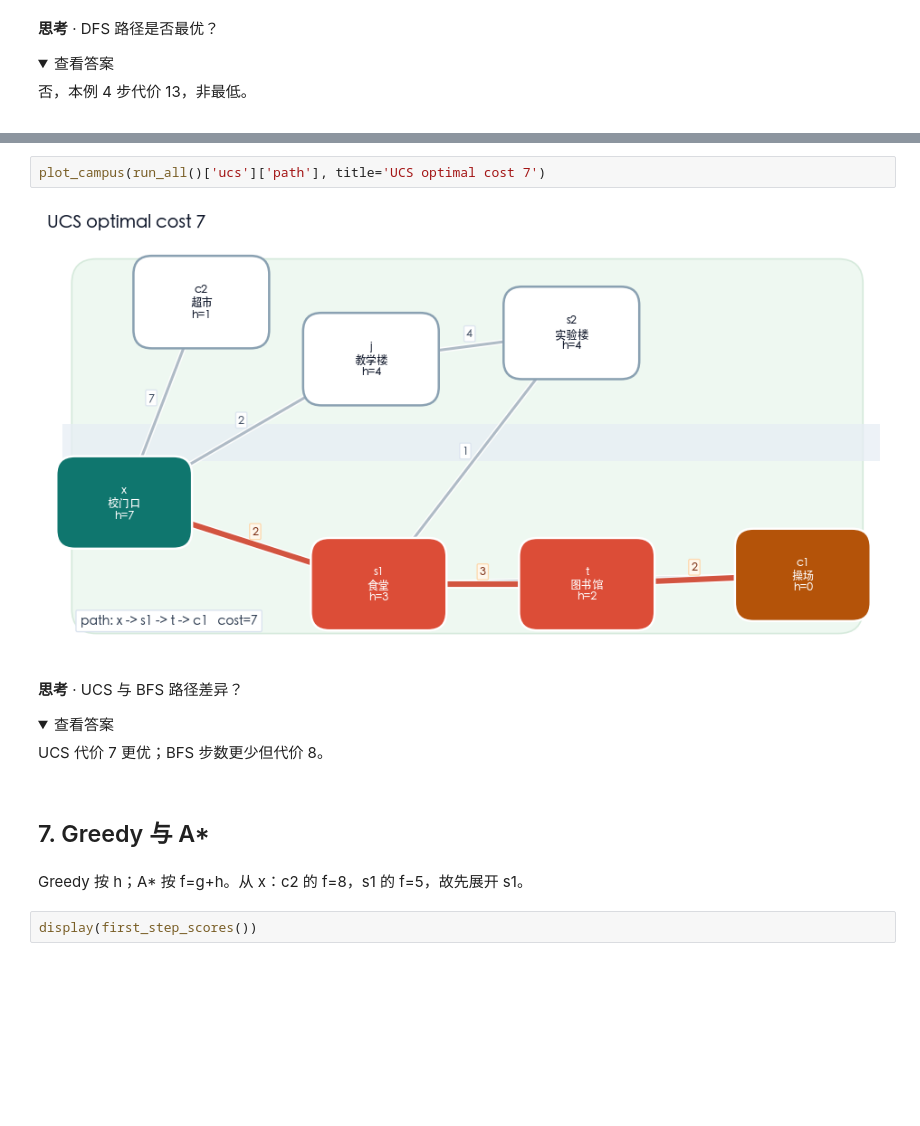
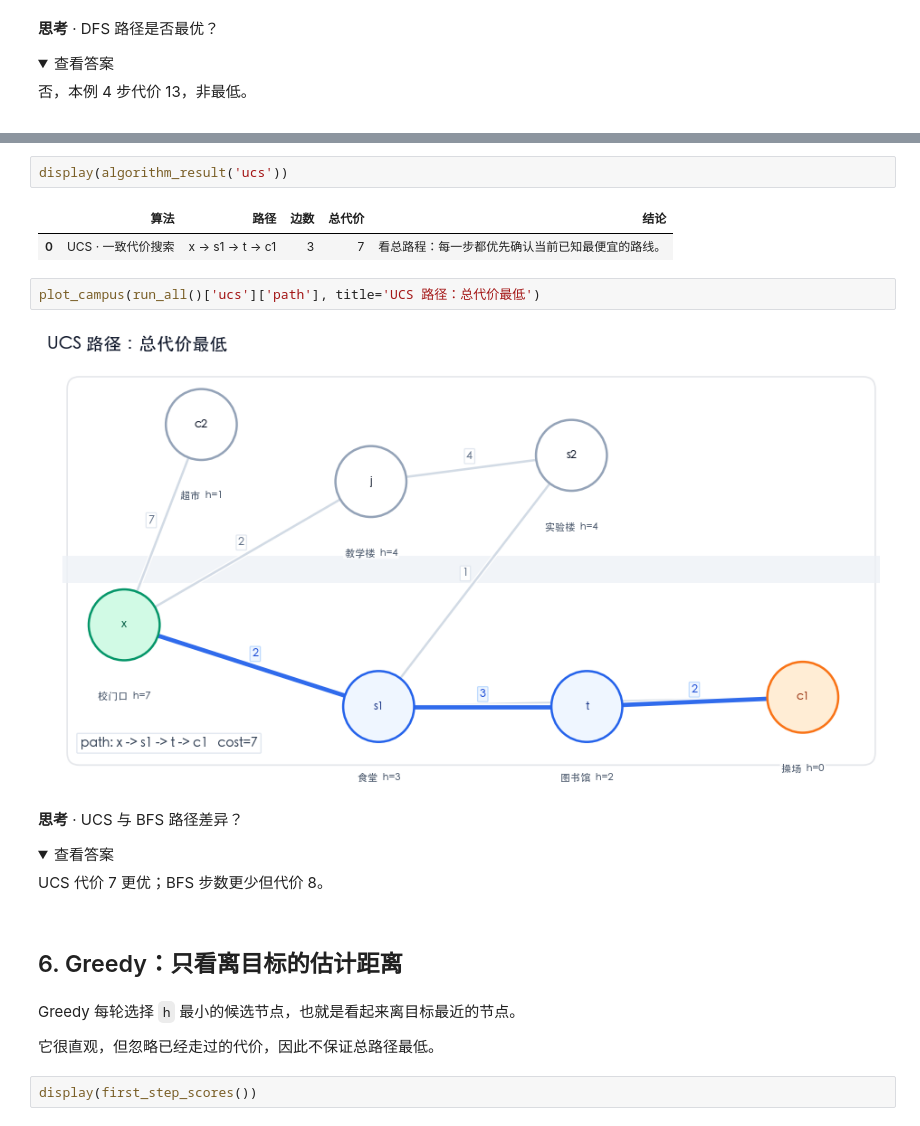
Before and after one commit to zhesun-0209/ai-thinking-labs, a Jupyter notebook: notebooks/ch05_campus_search.ipynb, the cells around one changed output, grey strips where cells are left out. Cells and saved outputs as stored; diff of their text form; folded sections open; blank space fills up the shorter version.

```diff
--- a/notebooks/ch05_campus_search.ipynb
+++ b/notebooks/ch05_campus_search.ipynb
@@ -239,15 +209,22 @@ UCS: Priority queue / 优先队列 frontier 动画
+# %%
+display(algorithm_result('ucs'))
+# %% [output]
+|  | 算法 | 路径 | 边数 | 总代价 | 结论 |
+| 0 | UCS · 一致代价搜索 | x → s1 → t → c1 | 3 | 7 | 看总路程：每一步都优先确认当前已知最便宜的路线。 |
 # %%
-plot_campus(run_all()['ucs']['path'], title='UCS optimal cost 7')
+plot_campus(run_all()['ucs']['path'], title='UCS 路径：总代价最低')
 # %% [output]
-[figure, old version]
+[figure, new version]
 # %% [markdown]
 **思考** · UCS 与 BFS 路径差异？
 
 <details class="ai-self-check"><summary>查看答案</summary><p>UCS 代价 7 更优；BFS 步数更少但代价 8。</p></details>
-# %% [markdown]
-## 7. Greedy 与 A*
-# %% [markdown]
-Greedy 按 h；A* 按 f=g+h。从 x：c2 的 f=8，s1 的 f=5，故先展开 s1。
+# %% [markdown]
+## 6. Greedy：只看离目标的估计距离
+# %% [markdown]
+Greedy 每轮选择 `h` 最小的候选节点，也就是看起来离目标最近的节点。
+
+它很直观，但忽略已经走过的代价，因此不保证总路径最低。
 # %%
 display(first_step_scores())
 # %% [output]
```
Also changed, not shown: parts of 53 cells of this notebook, 4 other files.
